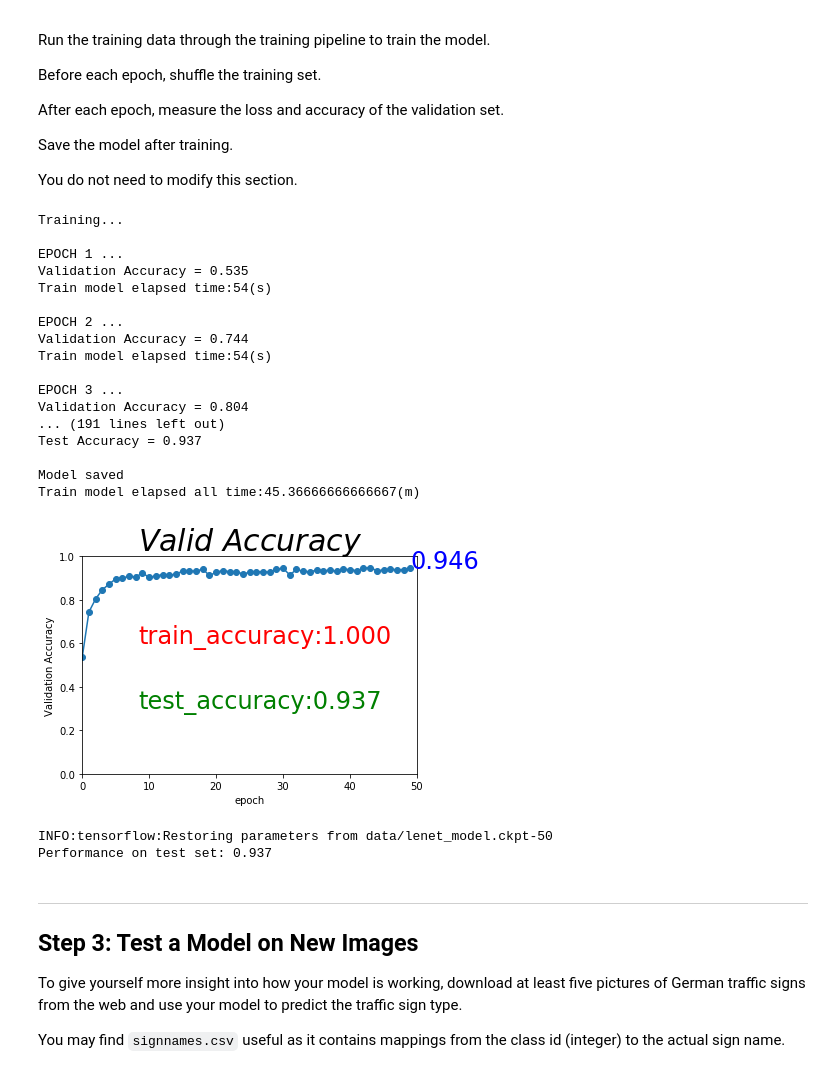
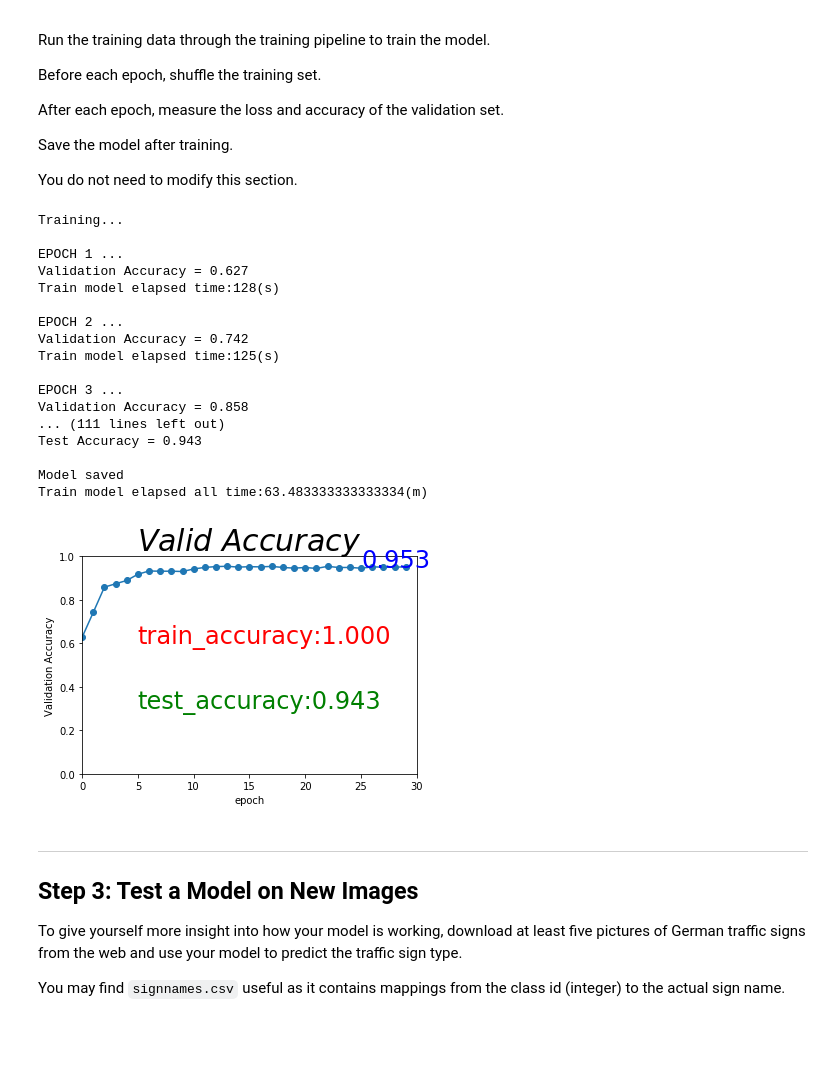
Before and after one commit to luteresa/P3_CarND-Traffic-Sign-Classifier, a Jupyter notebook: Traffic_Sign_Classifier.ipynb, the cells around one changed output. Cells and saved outputs as stored; diff of their text form; code cells hidden in the pictures; blank space fills up the shorter version.

```diff
--- a/Traffic_Sign_Classifier.ipynb
+++ b/Traffic_Sign_Classifier.ipynb
@@ -631,7 +635,7 @@ def LeNet2(x,n_classes,keep_prob):
     # TODO: Layer 1: Convolutional. Input = 32x32x1. Output = 30x30x8
     conv1_W = tf.Variable(tf.truncated_normal((3,3,1,8),mean=mu, stddev=sigma))
     conv1_b = tf.Variable(tf.zeros(8))
-    conv1 = tf.nn.conv2d(x,conv1_W,strides=[1,1,1,1],padding='VALID') + conv1_b #（32-5+1）/1=28  28x28x6
+    conv1 = tf.nn.conv2d(x,conv1_W,strides=[1,1,1,1],padding='VALID') + conv1_b #（32-3+1）/1=30  30x30x8
 
     # TODO: Activation.
     conv1 = tf.nn.relu(conv1)
@@ -641,7 +645,7 @@ def LeNet2(x,n_classes,keep_prob):
     new_height = (input_height - filter_height)/S + 1
     new_width = (input_width - filter_width)/S + 1
     '''
-    # TODO: Pooling. Input = 30x30x6. Output = 15x15x8
+    # TODO: Pooling. Input = 30x30x8. Output = 15x15x8
     #conv1 = tf.nn.max_pool(conv1,ksize=[1,2,2,1],strides=[1,2,2,1],padding='VALID')
 
     conv1 = tf.nn.dropout(conv1, keep_prob)
@@ -651,30 +655,36 @@ def LeNet2(x,n_classes,keep_prob):
     #input:30x30x8
     conv2_W = tf.Variable(tf.truncated_normal((3,3,8,26),mean=mu, stddev=sigma))
     conv2_b = tf.Variable(tf.zeros(26))
-    conv2 = tf.nn.conv2d(conv1,conv2_W,strides=[1,1,1,1],padding='VALID') + conv2_b #（14-5+1）/1=10  10x10x16
+    conv2 = tf.nn.conv2d(conv1,conv2_W,strides=[1,1,1,1],padding='VALID') + conv2_b #（30-3+1）/1=28 28x28x26
 
     # TODO: Activation.
     conv2 = tf.nn.relu(conv2)
 
+    '''
+    Pooling:
+    new_height = (input_height - filter_height)/S + 1
+    new_width = (input_width - filter_width)/S + 1
+    '''
+
     # TODO: Pooling. Input = 28x28x26. Output = 14x14x26.
-    conv2 = tf.nn.max_pool(conv2,ksize=[1,2,2,1],strides=[1,2,2,1],padding='VALID')
+    conv2 = tf.nn.max_pool(conv2,ksize=[1,2,2,1],strides=[1,2,2,1],padding='VALID')  #(28-2)/2 + 1 =14 14x14x26
 
 
      # TODO: Layer 3: Convolutional. Output = 12x12x60.
     #input:14x14x26
     conv3_W = tf.Variable(tf.truncated_normal((3,3,26,60),mean=mu, stddev=sigma))
     conv3_b = tf.Variable(tf.zeros(60))
-    conv3 = tf.nn.conv2d(conv2,conv3_W,strides=[1,1,1,1],padding='VALID') + conv3_b #（14-5+1）/1=10  10x10x16
+    conv3 = tf.nn.conv2d(conv2,conv3_W,strides=[1,1,1,1],padding='VALID') + conv3_b #（14-3+1）/1=12  12x12x60
 
     # TODO: Activation.
     conv3 = tf.nn.relu(conv3)
 
     # TODO: Pooling. Input = 12x12x60. Output = 6x6x60.
-    conv3 = tf.nn.max_pool(conv3,ksize=[1,2,2,1],strides=[1,2,2,1],padding='VALID')
+    conv3 = tf.nn.max_pool(conv3,ksize=[1,2,2,1],strides=[1,2,2,1],padding='VALID') #(12-2)/2 + 1= 6  6x6x60
 
 
     # TODO: Flatten. Input = 6x6x60. Output = 400.
-    fc0 = flatten(conv3)
+    fc0 = flatten(conv3)  #6x6x60 = 2160x1
 
     # TODO: Layer 3: Fully Connected. Input = 400. Output = 120.
     fc1_W = tf.Variable(tf.truncated_normal((2160,400),mean=mu, stddev=sigma))
@@ -724,7 +734,7 @@ import tensorflow as tf
 
 N_CLASSES = n_classes
 
-EPOCHS = 50
+EPOCHS = 30
 BATCH_SIZE = 128
 # %%
 x = tf.placeholder(tf.float32, (None, 32, 32, 1))
@@ -736,6 +746,7 @@ Tensor("one_hot:0", dtype=float32)
 # %%
-rate = 0.0009
+#rate = 0.0009
 keep_prob = tf.placeholder(tf.float32)
+rate = tf.placeholder(tf.float32)
 
 logits = LeNet2(x,N_CLASSES,keep_prob)
 cross_entropy = tf.nn.softmax_cross_entropy_with_logits(labels=one_hot_y, logits=logits)
@@ -799,16 +793,17 @@ with tf.Session() as sess:
     print()
 
     VALID_accuracy=[]
+    rate_ = 0.0009
 
     for i in range(EPOCHS):
         epoch_start = datetime.now()
         if i > 10:
-            rate = 0.0001
+            rate_ = 0.0001
         X_train_norm, y_train = shuffle(X_train_norm, y_train)
         for offset in range(0, num_examples, BATCH_SIZE):
             end = offset + BATCH_SIZE
             batch_x, batch_y = X_train_norm[offset:end], y_train[offset:end]
-            sess.run(training_operation, feed_dict={x: batch_x, y: batch_y,keep_prob:0.5})
+            sess.run(training_operation, feed_dict={x: batch_x, y: batch_y,keep_prob:0.5, rate:rate_})
 
         validation_accuracy = evaluate(X_valid_norm, y_valid)
         VALID_accuracy.append(validation_accuracy)
@@ -831,56 +826,52 @@ with tf.Session() as sess:
     delta = datetime.now()-start
 
     print("Train model elapsed all time:{}(m)".format(delta.seconds/60.))
 
 plt.plot(np.arange(EPOCHS),VALID_accuracy)
 
 plt.scatter(np.arange(EPOCHS),np.array(VALID_accuracy))
 
 plt.xlabel('epoch')
 plt.ylabel('Validation Accuracy')
 
 plt.xlim(0,EPOCHS)
 plt.ylim(0.,1.0)
 
 plt.title(r'$Valid\ Accuracy$',fontsize=30)
 plt.text(EPOCHS-5,VALID_accuracy[-1],r'{0:.3f}'.format(VALID_accuracy[-1]),fontdict={'size':'24','color':'b'})
 plt.text(EPOCHS/6,0.6,r'train_accuracy:{0:.3f}'.format(train_accuracy),fontdict={'size':'24','color':'r'})
 plt.text(EPOCHS/6,0.3,r'test_accuracy:{0:.3f}'.format(test_accuracy),fontdict={'size':'24','color':'g'})
 plt.savefig("./examples/train_accuracy_{}_{}_{}.jpg".format(EPOCHS,BATCH_SIZE,rate))
 plt.show()
 # %% [output]
 Training...
 
 EPOCH 1 ...
-Validation Accuracy = 0.535
-Train model elapsed time:54(s)
+Validation Accuracy = 0.627
+Train model elapsed time:128(s)
 
 EPOCH 2 ...
-Validation Accuracy = 0.744
-Train model elapsed time:54(s)
+Validation Accuracy = 0.742
+Train model elapsed time:125(s)
 
 EPOCH 3 ...
-Validation Accuracy = 0.804
-... (191 lines left out)
-Test Accuracy = 0.937
+Validation Accuracy = 0.858
+... (111 lines left out)
+Test Accuracy = 0.943
 
 Model saved
-Train model elapsed all time:45.36666666666667(m)
+Train model elapsed all time:63.483333333333334(m)
-[figure, old version]
+[figure, new version]
 # %%
 with tf.Session() as sess:
 # restore saved session with highest validation accuracy
     #saver = tf.train.import_meta_graph('model_path/-2.meta') # 以.meta文件名为-2.meta为例
     #saver.restore(sess, tf.train.latest_checkpoint(model_path))
-
     saver.restore(sess, "data/lenet_model.ckpt-{}".format(EPOCHS))
 
     test_accuracy = evaluate(X_test_norm,y_test)
 
     print('Performance on test set: {:.3f}'.format(test_accuracy))
-# %% [output]
-INFO:tensorflow:Restoring parameters from data/lenet_model.ckpt-50
-Performance on test set: 0.937
 # %% [markdown]
 ---
 
```
Also changed, not shown: parts of 14 cells of this notebook, 11 other files.
